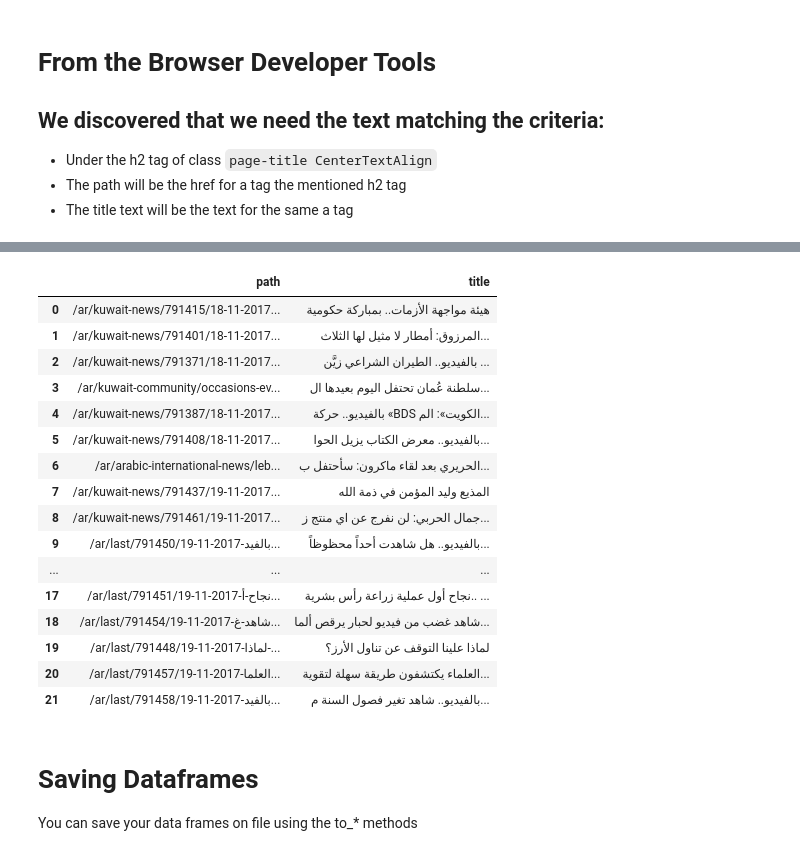
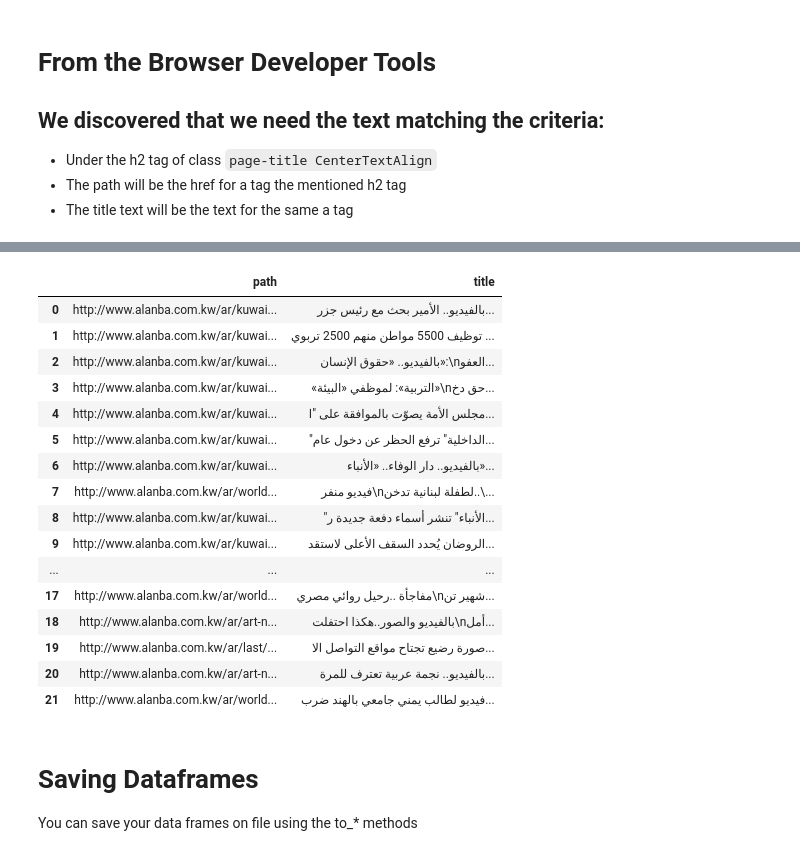
Before and after one commit to malmarz/pandas, a Jupyter notebook: spring2018/week10.ipynb, the cells around one changed output, grey strips where cells are left out. Cells and saved outputs as stored; diff of their text form; code cells hidden in the pictures.

```diff
--- a/spring2018/week10.ipynb
+++ b/spring2018/week10.ipynb
@@ -521,0 +504,9 @@ bs = BS(res.text, 'html.parser')
+# %%
+# loading a website
+from requests_html import HTMLSession
+session = HTMLSession()
+
+r = session.get("http://www.alanba.com.kw/newspaper/")
+
+# The data for the website is now stored in r
+# You perform operations on r to get the data you want
@@ -561,0 +628,6 @@ h2_tags[0].a.attrs["href"]
+# %%
+# Alternatively you can use XPath to select items
+# use single quotes, because xpath uses double quotes
+# remove all indices like [1] ..etc
+# Original xpath: //*[@id="content"]/section[1]/div/div/article[1]/div/h2/a
+h2_tags = r.html.xpath('//*[@id="content"]/section/div/div/article/div/h2/a')
@@ -562,30 +660,30 @@ h2_tags[0].a.attrs["href"]
 # %%
 # Now use list comprehension to construct your list of records
 headline_list = [
     {
         "title": x.text,
-        "path": x.a.attrs["href"],
+        "path": x.absolute_links.pop(), # remember to use pop with sets
     } for x in h2_tags
 ]
 pd.DataFrame(headline_list)
 # %% [output]
 |  | path | title |
-| 0 | /ar/kuwait-news/791415/18-11-2017... | هيئة مواجهة الأزمات.. بمباركة حكومية |
-| 1 | /ar/kuwait-news/791401/18-11-2017... | المرزوق: أمطار لا مثيل لها الثلاث... |
-| 2 | /ar/kuwait-news/791371/18-11-2017... | بالفيديو.. الطيران الشراعي زيَّن ... |
-| 3 | /ar/kuwait-community/occasions-ev... | سلطنة عُمان تحتفل اليوم بعيدها ال... |
-| 4 | /ar/kuwait-news/791387/18-11-2017... | بالفيديو.. حركة «BDS الكويت»: الم... |
-| 5 | /ar/kuwait-news/791408/18-11-2017... | بالفيديو.. معرض الكتاب يزيل الحوا... |
-| 6 | /ar/arabic-international-news/leb... | الحريري بعد لقاء ماكرون: سأحتفل ب... |
-| 7 | /ar/kuwait-news/791437/19-11-2017... | المذيع وليد المؤمن في ذمة الله |
-| 8 | /ar/kuwait-news/791461/19-11-2017... | جمال الحربي: لن نفرج عن اي منتج ز... |
-| 9 | /ar/last/791450/19-11-2017-بالفيد... | بالفيديو.. هل شاهدت أحداً محظوظاً... |
+| 0 | http://www.alanba.com.kw/ar/kuwai... | بالفيديو.. الأمير بحث مع رئيس جزر... |
+| 1 | http://www.alanba.com.kw/ar/kuwai... | توظيف 5500 مواطن منهم 2500 تربوي ... |
+| 2 | http://www.alanba.com.kw/ar/kuwai... | بالفيديو.. «حقوق الإنسان»:\nالعفو... |
+| 3 | http://www.alanba.com.kw/ar/kuwai... | «التربية»: لموظفي «البيئة»\nحق دخ... |
+| 4 | http://www.alanba.com.kw/ar/kuwai... | مجلس الأمة يصوّت بالموافقة على "ا... |
+| 5 | http://www.alanba.com.kw/ar/kuwai... | "الداخلية" ترفع الحظر عن دخول عام... |
+| 6 | http://www.alanba.com.kw/ar/kuwai... | بالفيديو.. دار الوفاء.. «الأنباء»... |
+| 7 | http://www.alanba.com.kw/ar/world... | فيديو منفر\nلطفلة لبنانية تدخن..\... |
+| 8 | http://www.alanba.com.kw/ar/kuwai... | "الأنباء" تنشر أسماء دفعة جديدة ر... |
+| 9 | http://www.alanba.com.kw/ar/kuwai... | الروضان يُحدد السقف الأعلى لاستقد... |
 | ... | ... | ... |
-| 17 | /ar/last/791451/19-11-2017-نجاح-أ... | نجاح أول عملية زراعة رأس بشرية.. ... |
-| 18 | /ar/last/791454/19-11-2017-شاهد-غ... | شاهد غضب من فيديو لحبار يرقص ألما... |
-| 19 | /ar/last/791448/19-11-2017-لماذا-... | لماذا علينا التوقف عن تناول الأرز؟ |
-| 20 | /ar/last/791457/19-11-2017-العلما... | العلماء يكتشفون طريقة سهلة لتقوية... |
-| 21 | /ar/last/791458/19-11-2017-بالفيد... | بالفيديو.. شاهد تغير فصول السنة م... |
+| 17 | http://www.alanba.com.kw/ar/world... | مفاجأة ..رحيل روائي مصري\nشهير تن... |
+| 18 | http://www.alanba.com.kw/ar/art-n... | بالفيديو والصور..هكذا احتفلت\nأمل... |
+| 19 | http://www.alanba.com.kw/ar/last/... | صورة رضيع تجتاح مواقع التواصل الا... |
+| 20 | http://www.alanba.com.kw/ar/art-n... | بالفيديو.. نجمة عربية تعترف للمرة... |
+| 21 | http://www.alanba.com.kw/ar/world... | فيديو لطالب يمني جامعي بالهند ضرب... |
 # %% [markdown]
 # Saving Dataframes
 
```
Also changed, not shown: parts of 24 cells of this notebook, 3 other files.
